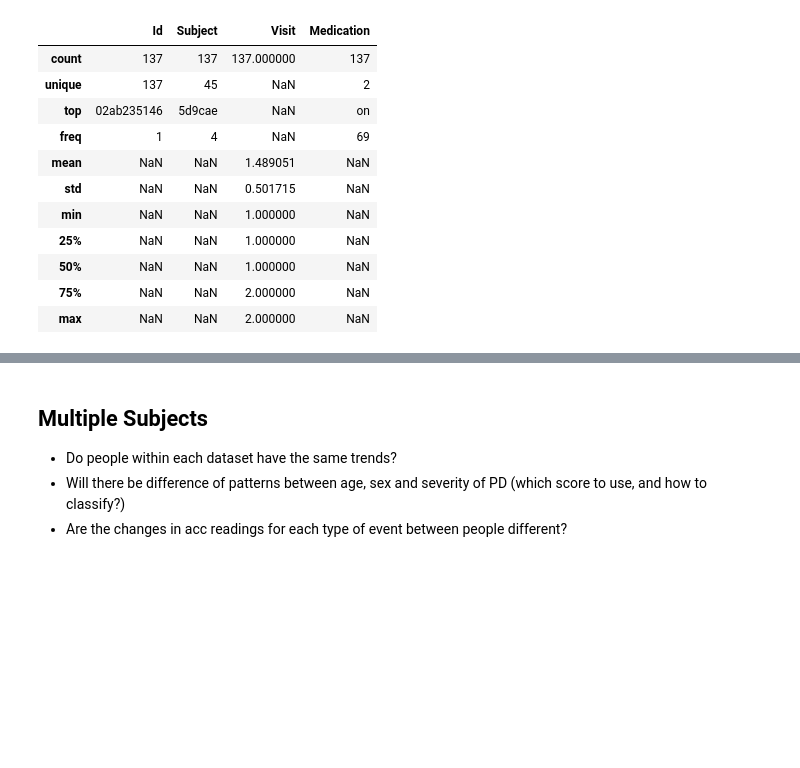
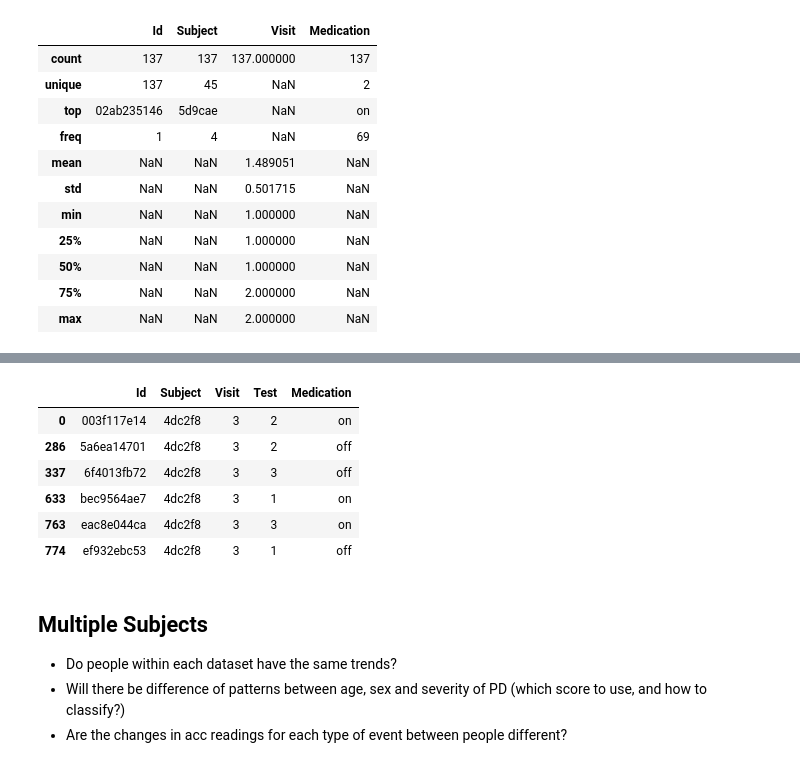
Before and after one commit to hello-bob/kaggle_parkinsons_fog, a Jupyter notebook: fog-eda.ipynb, the cells around one changed output, grey strips where cells are left out. Saved outputs shown, nothing was run; the diff lists cells and outputs as text; code cells hidden in the pictures; blank space fills up the shorter version.

```diff
--- a/fog-eda.ipynb
+++ b/fog-eda.ipynb
@@ -113,5 +161,15 @@ home_meta.describe(include='all')
 # %%
 # Profiling one subject from the lab dataset
+lab_meta['Subject'].unique() # 4dc2f8, f62eec, 231c3b, fa8764, c85fdf
+lab_meta.query('Subject == "4dc2f8"').query('Visit == 3')
+# %% [output]
+|  | Id | Subject | Visit | Test | Medication |
+| 0 | 003f117e14 | 4dc2f8 | 3 | 2 | on |
+| 286 | 5a6ea14701 | 4dc2f8 | 3 | 2 | off |
+| 337 | 6f4013fb72 | 4dc2f8 | 3 | 3 | off |
+| 633 | bec9564ae7 | 4dc2f8 | 3 | 1 | on |
+| 763 | eac8e044ca | 4dc2f8 | 3 | 3 | on |
+| 774 | ef932ebc53 | 4dc2f8 | 3 | 1 | off |
 # %%
 # Profiling one subject from the home dataset
 # %%
```
Also changed, not shown: parts of 8 cells of this notebook.
